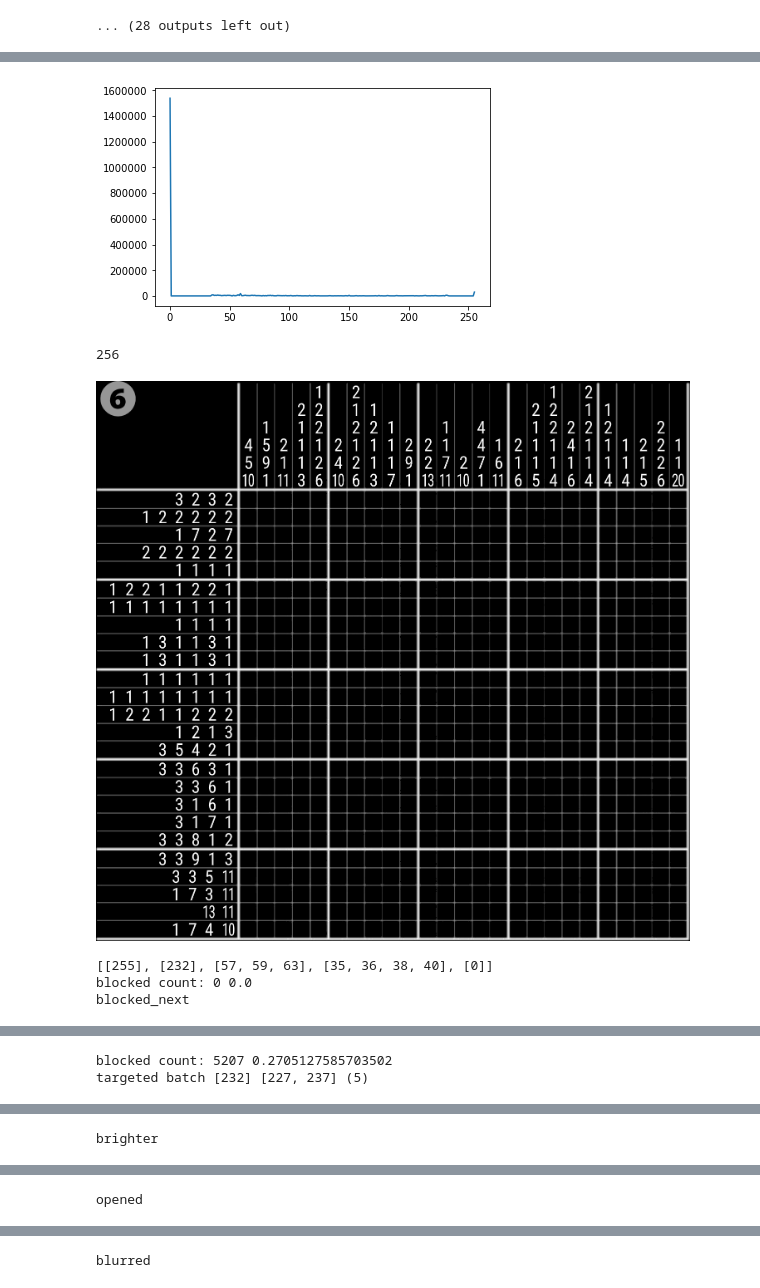
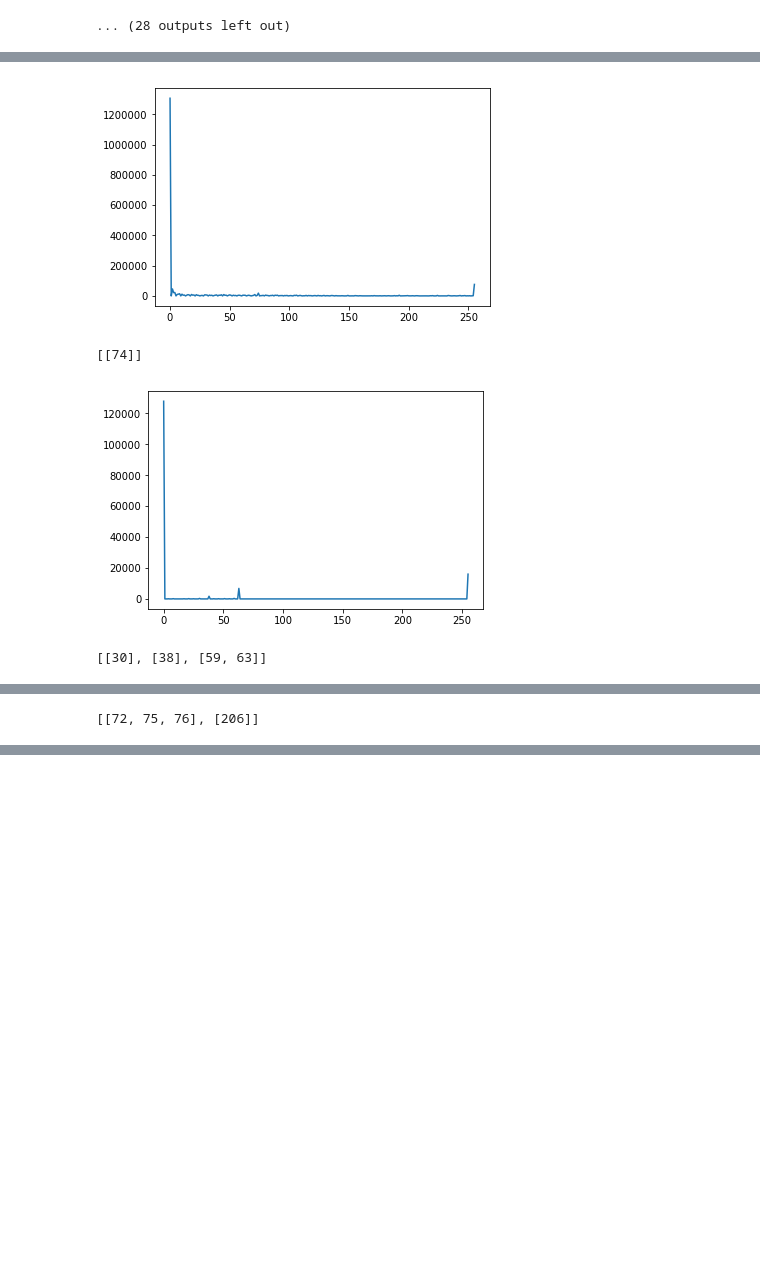
Before and after one commit to PhilHarnish/forge, a Jupyter notebook: src/data/image/scratch.ipynb, the cells around one changed output, grey strips where cells are left out. Saved outputs shown, nothing was run; the diff lists cells and outputs as text; code cells hidden in the pictures; blank space fills up the shorter version.

```diff
--- a/src/data/image/scratch.ipynb
+++ b/src/data/image/scratch.ipynb
@@ -19,11 +19,15 @@ from typing import Iterable, Tuple
 from data import data
 from util import perf
 from util.geometry import np2d
-from data.image import grid, coloring, component, component_database, utils
+from data.image import analysis, coloring, component, component_database, grid, utils
 
 import importlib
+importlib.reload(analysis)
+importlib.reload(grid)
+importlib.reload(image)
 importlib.reload(np2d)
-importlib.reload(perf)
+importlib.reload(utils)
+importlib.reload(coloring)
 
 
 _FILE_PATTERN = '*.png'
@@ -45,14 +49,14 @@ def image_path(name: str, subdir: str = 'original') -> str:
   return path.join(data.project_path('data/grid'), subdir, name)
 
 
-def get_image(name, subdir: str = 'original'):
+def get_img(name, subdir: str = 'original'):
   # download the image, convert it to a NumPy array, and then read
   # it into OpenCV format
   return cv2.imread(image_path(name, subdir=subdir), flags=cv2.IMREAD_UNCHANGED)
 
 
 def get_grid(name, subdir: str = 'original'):
-  return grid.Grid(get_image(name, subdir=subdir))
+  return grid.Grid(get_img(name, subdir=subdir))
 
 
 def show(label, img=None):
@@ -78,7 +82,7 @@ def show_components(g):
     show(c.image)
 
 
-def images(subdir: str = 'original') -> Iterable[np.ndarray]:
+def imgs(subdir: str = 'original') -> Iterable[np.ndarray]:
   for filename in sorted(glob.glob(image_path(_FILE_PATTERN, subdir))):
     yield (
       path.basename(filename),
@@ -86,11 +90,17 @@ def images(subdir: str = 'original') -> Iterable[np.ndarray]:
 
 
 def grids(subdir: str = 'original') -> Iterable[Tuple[str, grid.Grid]]:
-  for name, image in images(subdir):
+  for name, img in imgs(subdir):
     if _FOCUS and name not in _FOCUS:
       continue
-    yield name, grid.Grid(image)
+    yield name, grid.Grid(img)
 
+
+def images() -> Iterable[image.Image]:
+  for name, img in imgs():
+    if _FOCUS and name not in _FOCUS:
+      continue
+    yield name, image.Image(img)
 
 _PADDING = 8
 
@@ -455,19 +441,29 @@ arrow.png: [(1, 4), (99, 255)]
 # %%
 importlib.reload(grid)
 importlib.reload(np2d)
 importlib.reload(utils)
 importlib.reload(coloring)
 
 g = get_grid('nonogram.png')
 plt.plot(g._grayscale_inv_bincount)
 plt.show()
-print(len(g._grayscale_inv_bincount))
+print(list(coloring.top_n_color_clusters(g._grayscale_inv_bincount, 6)))
+#print(len(g._grayscale_inv_bincount))
 
-list(g._layer_masks(10, show))
+#list(g._layer_masks(10, show))
+
+g = get_grid('arrow.png')
+plt.plot(g._grayscale_inv_bincount)
+plt.show()
+print(list(coloring.top_n_color_clusters(g._grayscale_inv_bincount, 6)))
+
+
+g = get_grid('thermo.png')
+plt.plot(g._grayscale_inv_bincount)
+plt.show()
+print(list(coloring.top_n_color_clusters(g._grayscale_inv_bincount, 6)))
 # %% [output]
-[figure, old version]
+[figure, new version]
-256
+[[74]]
-[figure, old version]
+[figure, new version]
-[[255], [232], [57, 59, 63], [35, 36, 38, 40], [0]]
-blocked count: 0 0.0
-blocked_next
+[[30], [38], [59, 63]]
@@ -475,2 +471 @@ blocked_next
-blocked count: 5207 0.2705127585703502
-targeted batch [232] [227, 237] (5)
+[[72, 75, 76], [206]]
@@ -478 +471,0 @@ targeted batch [232] [227, 237] (5)
-brighter
@@ -480 +471,0 @@ brighter
-opened
@@ -482 +471,0 @@ opened
-blurred
```
Also changed, not shown: parts of 7 cells of this notebook, 1 other file.
